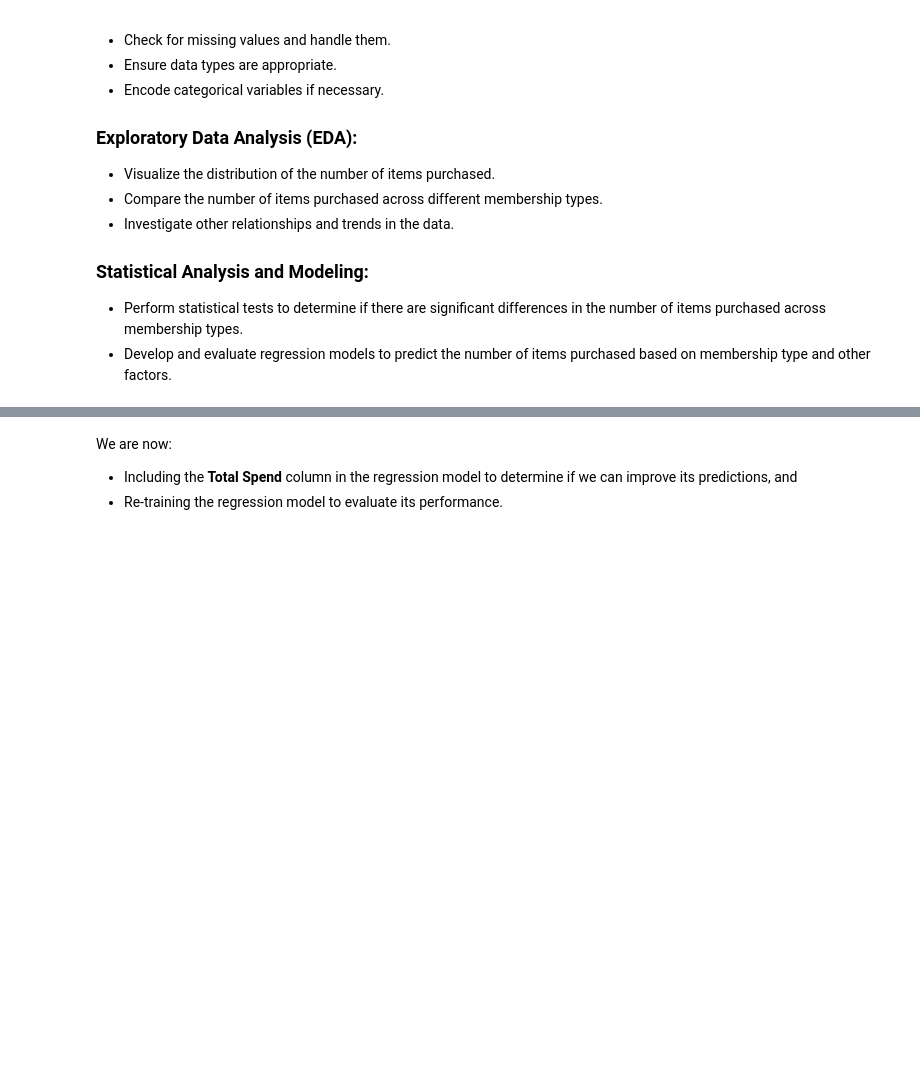
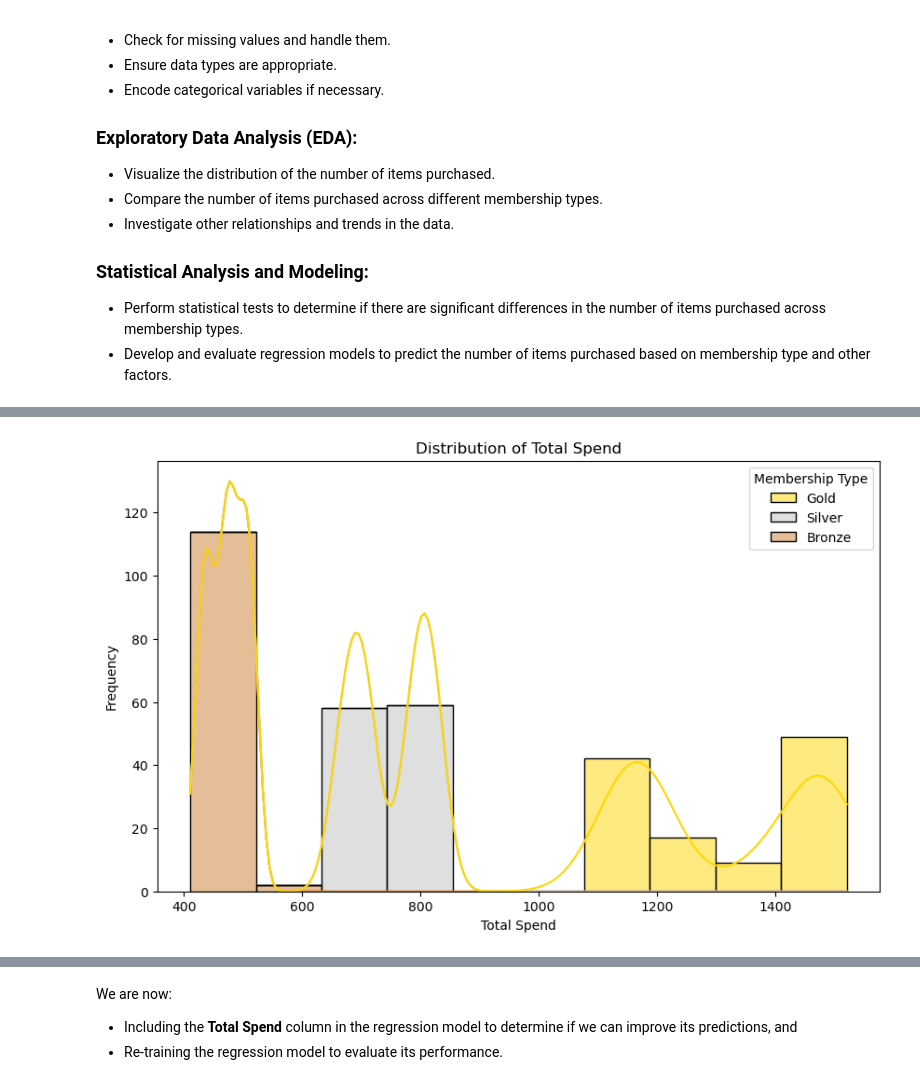
Before and after one commit to efantinatti/team_project-13, a Jupyter notebook: data/Code/Membership_Level_Purchase_Analysis.ipynb, the cells around one changed output, grey strips where cells are left out. Saved outputs shown, nothing was run; the diff lists cells and outputs as text; code cells hidden in the pictures; blank space fills up the shorter version.

```diff
--- a/data/Code/Membership_Level_Purchase_Analysis.ipynb
+++ b/data/Code/Membership_Level_Purchase_Analysis.ipynb
@@ -196,0 +163,10 @@ plt.show()
+# %%
+# Visualize the distribution of 'Total Spend' using histograms
+plt.figure(figsize=(10, 6))
+sns.histplot(data=df, x='Total Spend', hue='Membership Type', multiple='stack', kde=True, palette=custom_palette)
+plt.title('Distribution of Total Spend')
+plt.xlabel('Total Spend')
+plt.ylabel('Frequency')
+plt.show()
+# %% [output]
+[figure, added]
```
Also changed, not shown: parts of 32 cells of this notebook, 2 other files.
